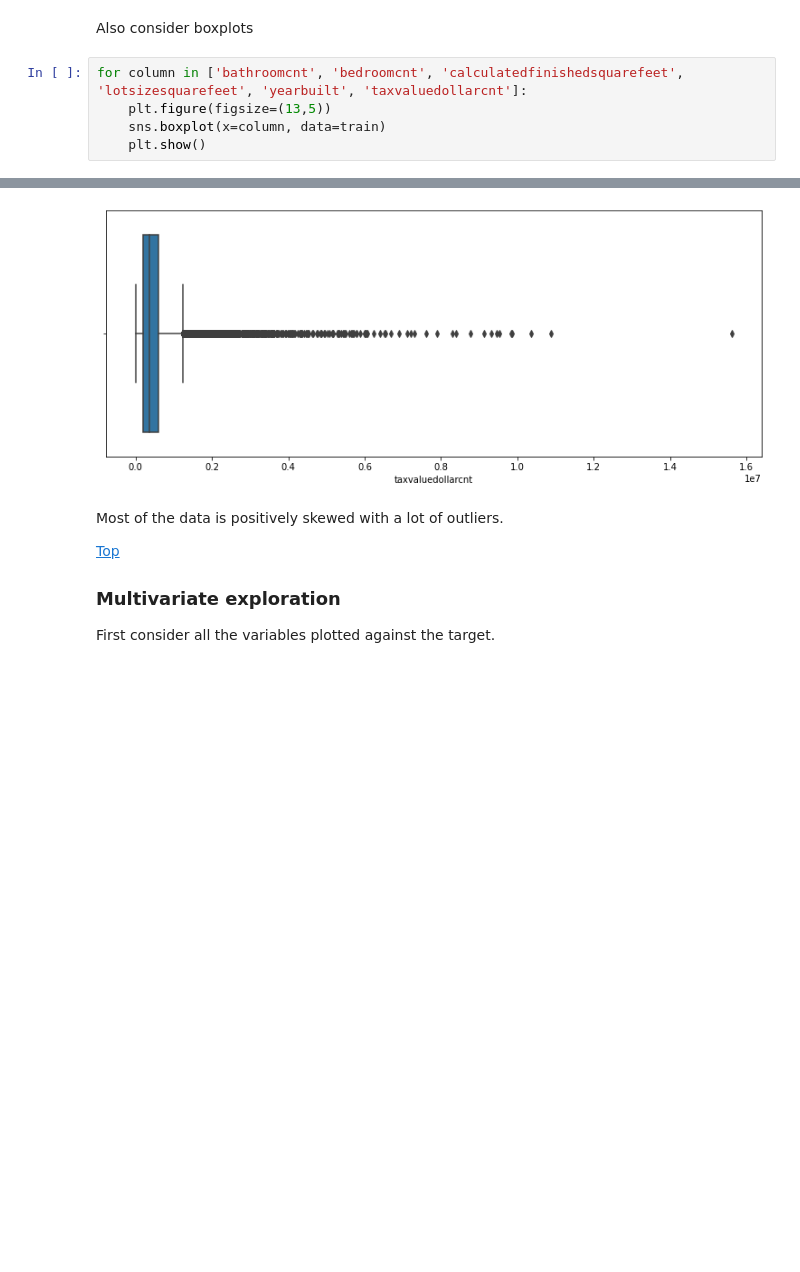
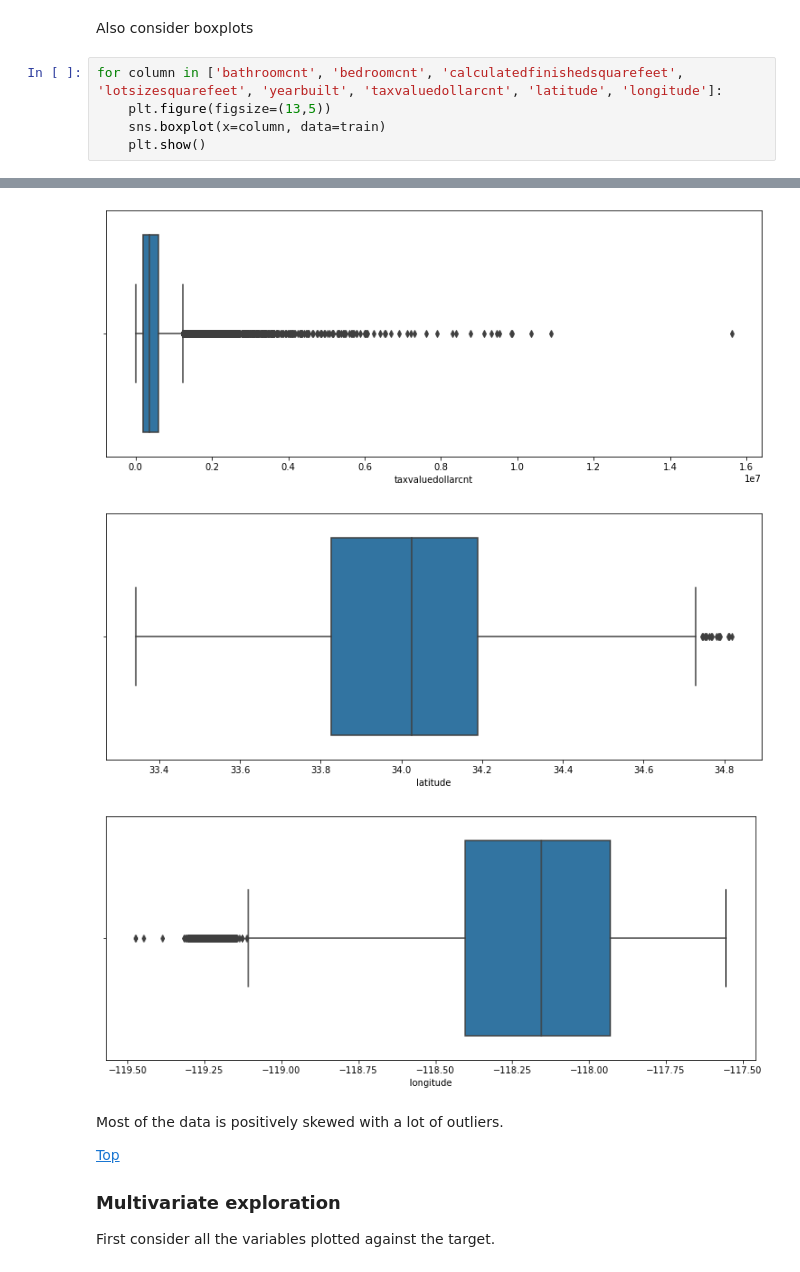
Before and after one commit to stephenfitzsimon/zillow_regression_project, a Jupyter notebook: zillow_notebook.ipynb, the cells around one changed output, grey strips where cells are left out. Drawn from its saved outputs; the diff is of its cells as text; blank space fills up the shorter version.

```diff
--- a/zillow_notebook.ipynb
+++ b/zillow_notebook.ipynb
@@ -353,17 +361,19 @@ for column in ['bathroomcnt', 'bedroomcnt', 'calculatedfinishedsquarefeet', 'lot
 # %% [markdown]
 Also consider boxplots
 # %%
-for column in ['bathroomcnt', 'bedroomcnt', 'calculatedfinishedsquarefeet', 'lotsizesquarefeet', 'yearbuilt', 'taxvaluedollarcnt']:
+for column in ['bathroomcnt', 'bedroomcnt', 'calculatedfinishedsquarefeet', 'lotsizesquarefeet', 'yearbuilt', 'taxvaluedollarcnt', 'latitude', 'longitude']:
     plt.figure(figsize=(13,5))
     sns.boxplot(x=column, data=train)
     plt.show()
 # %% [output]
 [figure]
 [figure]
 [figure]
 [figure]
 [figure]
 [figure]
+[figure, added]
+[figure, added]
 # %% [markdown]
 Most of the data is positively skewed with a lot of outliers.
 
```
Also changed, not shown: parts of 52 cells of this notebook, 3 other files.
